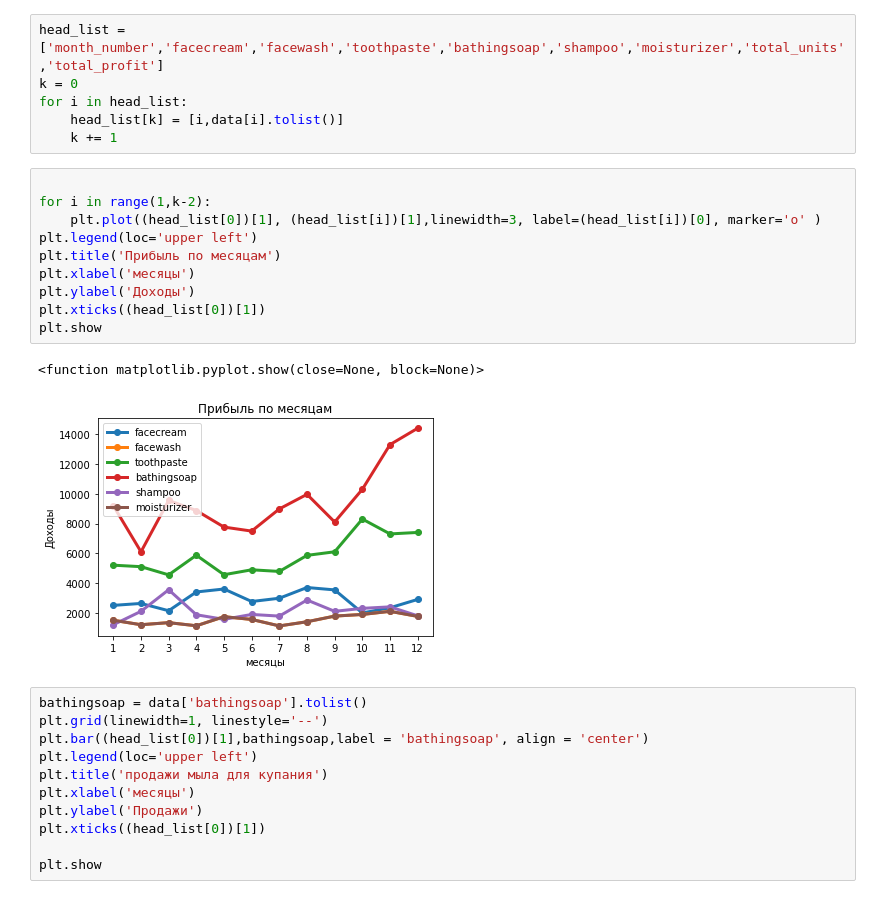
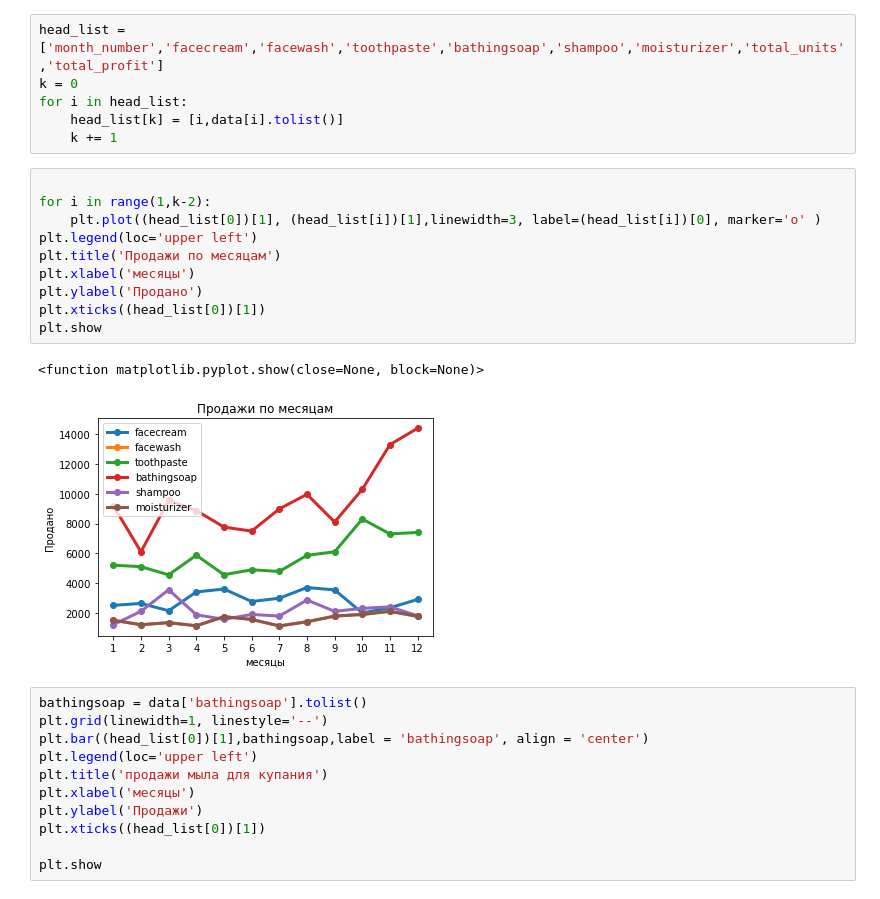
Before and after one commit to DrDrv/PythonSTD, a Jupyter notebook: DZ/dz12.ipynb, the cells around one changed output. Cells and saved outputs as stored; diff of their text form.

```diff
--- a/DZ/dz12.ipynb
+++ b/DZ/dz12.ipynb
@@ -34,16 +34,16 @@ for i in head_list:
 # %%
 
 for i in range(1,k-2):
     plt.plot((head_list[0])[1], (head_list[i])[1],linewidth=3, label=(head_list[i])[0], marker='o' )
 plt.legend(loc='upper left')
-plt.title('Прибыль по месяцам')
+plt.title('Продажи по месяцам')
 plt.xlabel('месяцы')
-plt.ylabel('Доходы')
+plt.ylabel('Продано')
 plt.xticks((head_list[0])[1])
 plt.show
 # %% [output]
 <function matplotlib.pyplot.show(close=None, block=None)>
-[figure, old version]
+[figure, new version]
 # %%
 bathingsoap = data['bathingsoap'].tolist()
 plt.grid(linewidth=1, linestyle='--')
```
Also changed, not shown: parts of 1 cell of this notebook.
